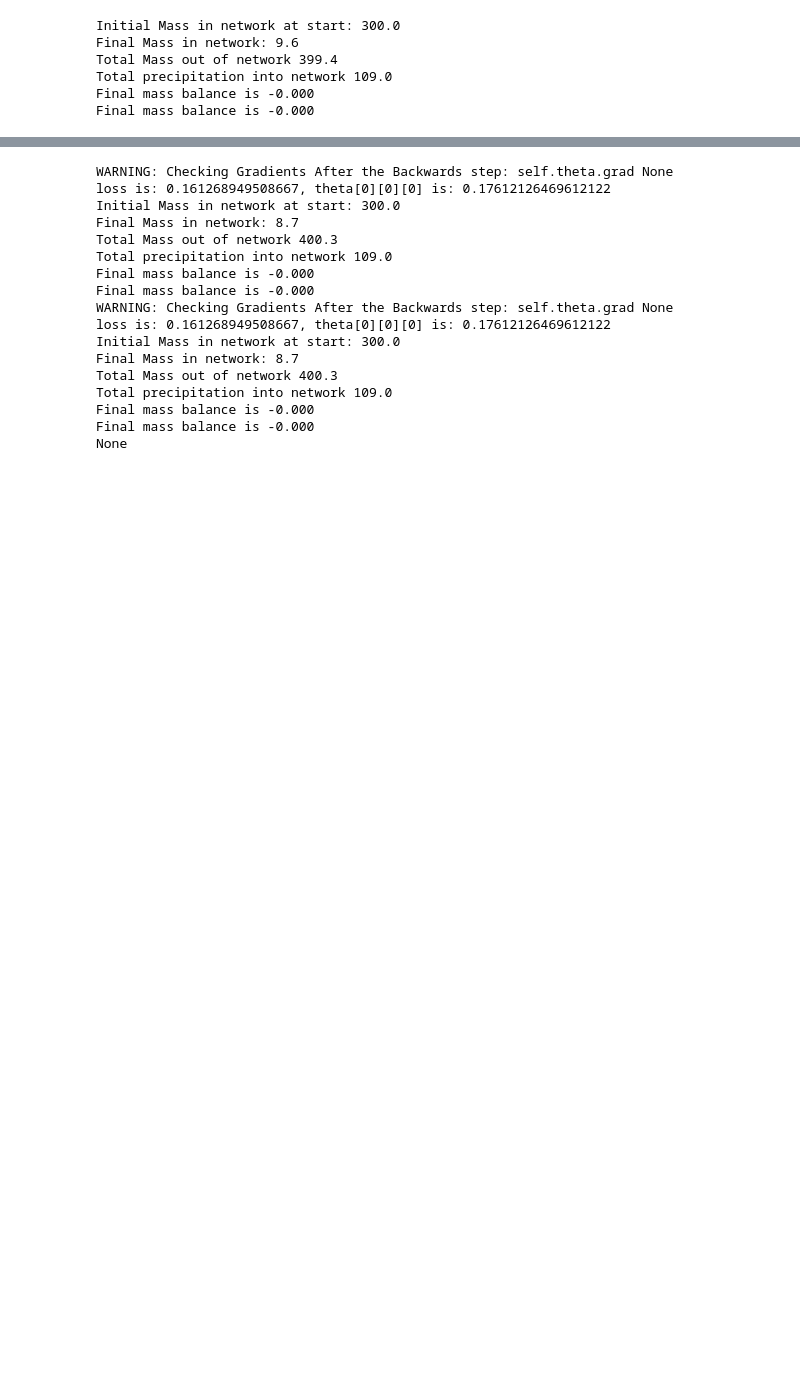
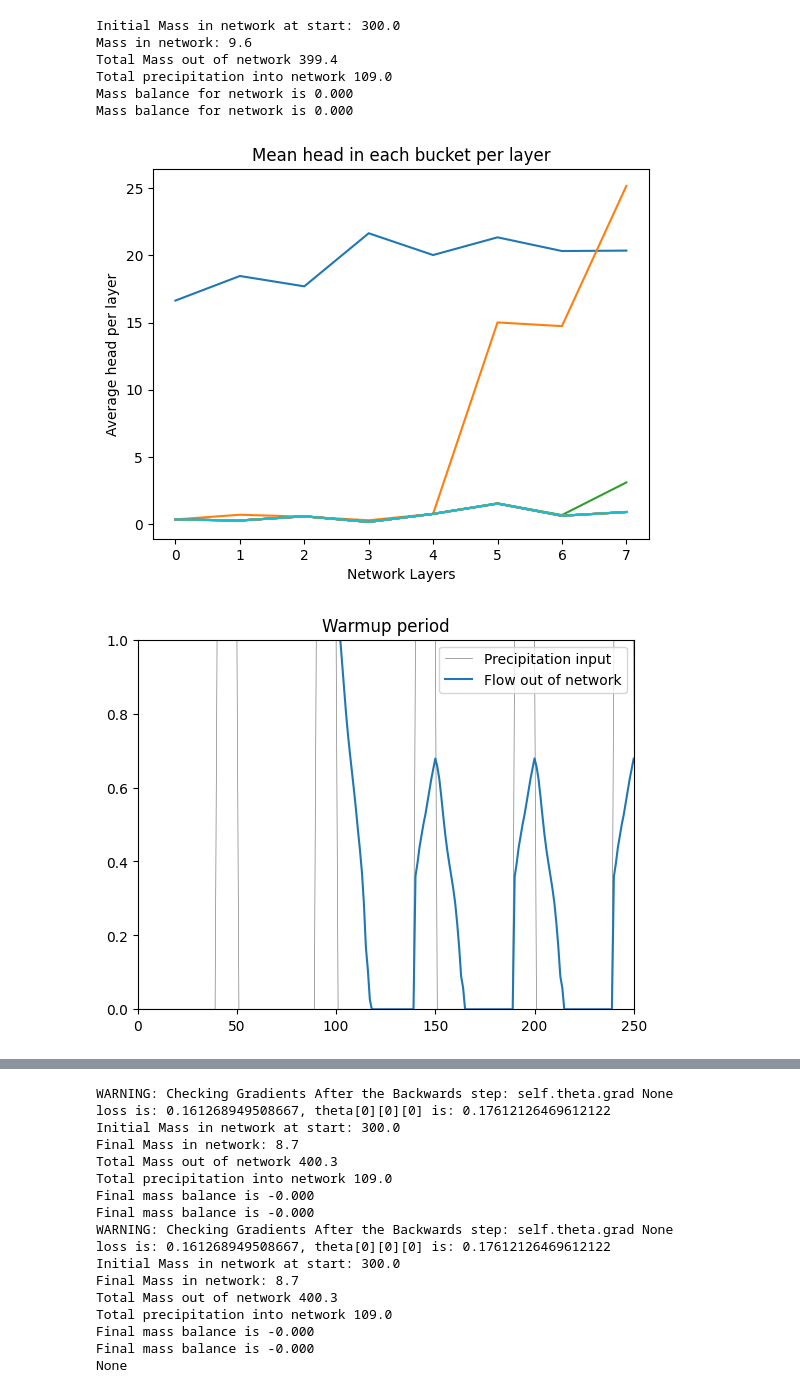
Before and after one commit to jmframe/nash_cascade_neural_network, a Jupyter notebook: nash_cascade_neural_network.ipynb, the cells around one changed output, grey strips where cells are left out. Cells and saved outputs as stored; diff of their text form; code cells hidden in the pictures; blank space fills up the shorter version.

Commit message:
some tensors in place of lists

```diff
--- a/nash_cascade_neural_network.ipynb
+++ b/nash_cascade_neural_network.ipynb
@@ -14,7 +14,7 @@ import matplotlib.pyplot as plt
 from ncnn import NashCascadeNeuralNetwork as ncnn
 # Precipitation standard variable name used in the ncnn model interface
 PRECIP_SVN = "atmosphere_water__liquid_equivalent_precipitation_rate"
-DO_PLOT = False
+DO_PLOT = True
 N_TIMESTEPS = 500
 # %%
 network_precip_input_list = []
@@ -59,51 +59,43 @@ for i in range(N_TIMESTEPS):
             plt.plot([tensor.item() for tensor in bucket_net.mean_H_per_layer])
 
 network_outflow_tensor_0 = torch.tensor(network_outflow_list_0, requires_grad=True)
-###########################################################################
-# Assuming bucket_net.sum_H_per_layer is a list of PyTorch tensors
-final_mass_in_network = torch.sum(torch.stack(bucket_net.sum_H_per_layer))
-# Assuming network_outflow_list_0 is a list of numbers
-total_mass_outflow = torch.sum(torch.tensor(network_outflow_list_0))
-print(f"Final Mass in network: {final_mass_in_network:.1f}")
-print(f"Total Mass out of network {total_mass_outflow:.1f}")
-print(f"Total precipitation into network {total_mass_precip_in:.1f}")
-mass_balance = (inital_mass_in_network + total_mass_precip_in) - (final_mass_in_network + total_mass_outflow)
-print(f"Final mass balance is {mass_balance:.3f}")
-mass_balance = (inital_mass_in_network - final_mass_in_network) - (total_mass_outflow - total_mass_precip_in)
-print(f"Final mass balance is {mass_balance:.3f}")
+bucket_net.report_out_mass_balance()
+
 if DO_PLOT:
     plt.title("Mean head in each bucket per layer")
     plt.ylabel("Average head per layer")
     plt.xlabel("Network Layers")
     plt.show()
     plt.close()
 
 if DO_PLOT:
     startplt = 0
     endplt = 250
 
     plt.plot(network_precip_input_list, c="grey", lw=0.5, label="Precipitation input")
     plt.plot(network_outflow_list_0, label="Flow out of network")
     plt.xlim([startplt, endplt])
     plt.ylim([0, torch.max(torch.tensor(network_precip_input_list[startplt:endplt])).item()])
     plt.legend()
     plt.title("Warmup period")
     plt.show()
     plt.close()
     startplt = int(len(network_outflow_list_0)-(len(network_outflow_list_0)/2))
     endplt = int(len(network_outflow_list_0))
     plt.plot(network_precip_input_list, c="grey", lw=0.5, label="Precipitation input")
     plt.plot(network_outflow_list_0, label="Flow out of network")
     plt.xlim([startplt, endplt])
     plt.ylim([0, torch.max(torch.tensor(network_precip_input_list[startplt:endplt])).item()])
     plt.legend()
     plt.title("Flow out from network and precip")
     plt.show()
     plt.close()
 # %% [output]
 Initial Mass in network at start: 300.0
-Final Mass in network: 9.6
+Mass in network: 9.6
 Total Mass out of network 399.4
 Total precipitation into network 109.0
-Final mass balance is -0.000
-Final mass balance is -0.000
+Mass balance for network is 0.000
+Mass balance for network is 0.000
+[figure, added]
+[figure, added]
```
Also changed, not shown: parts of 7 cells of this notebook, 1 other file.
